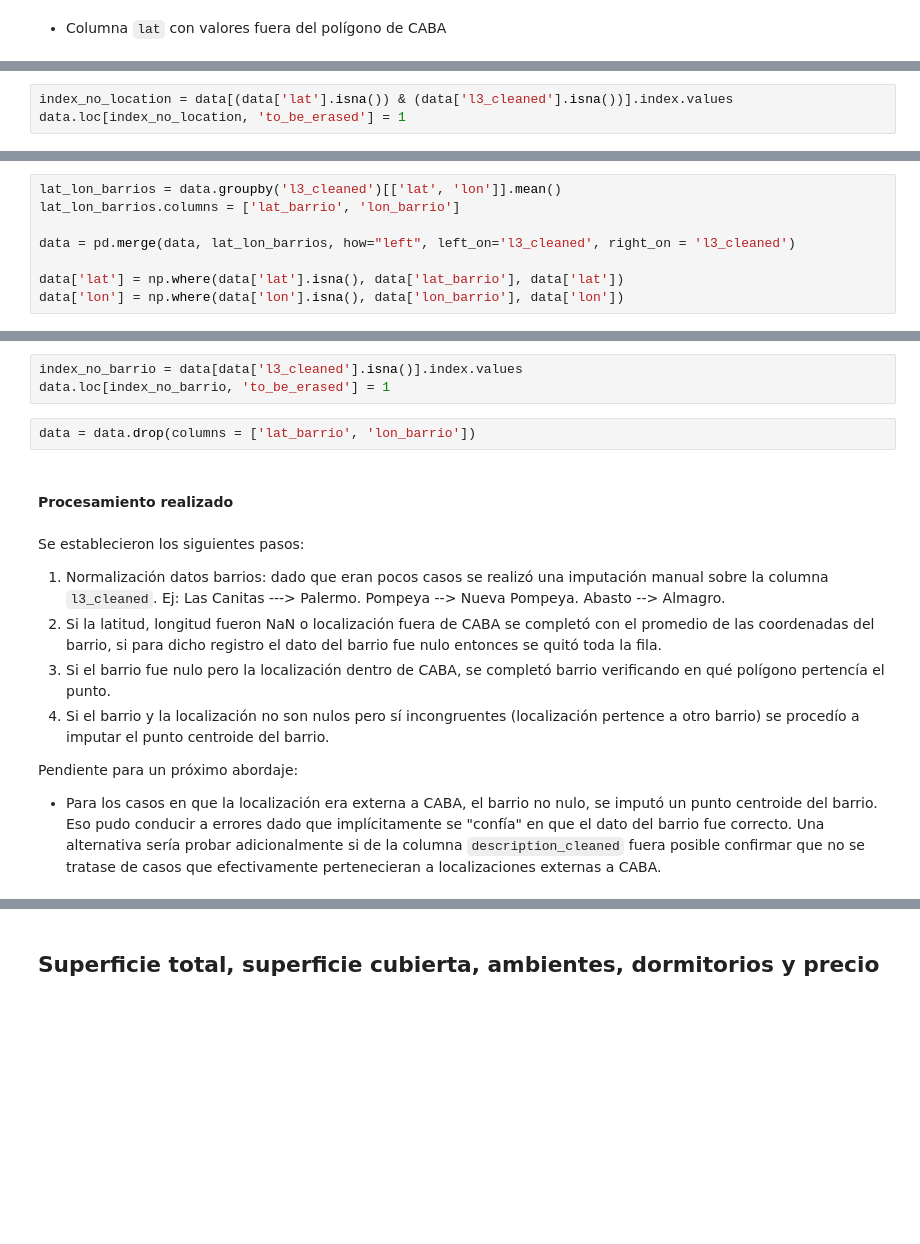
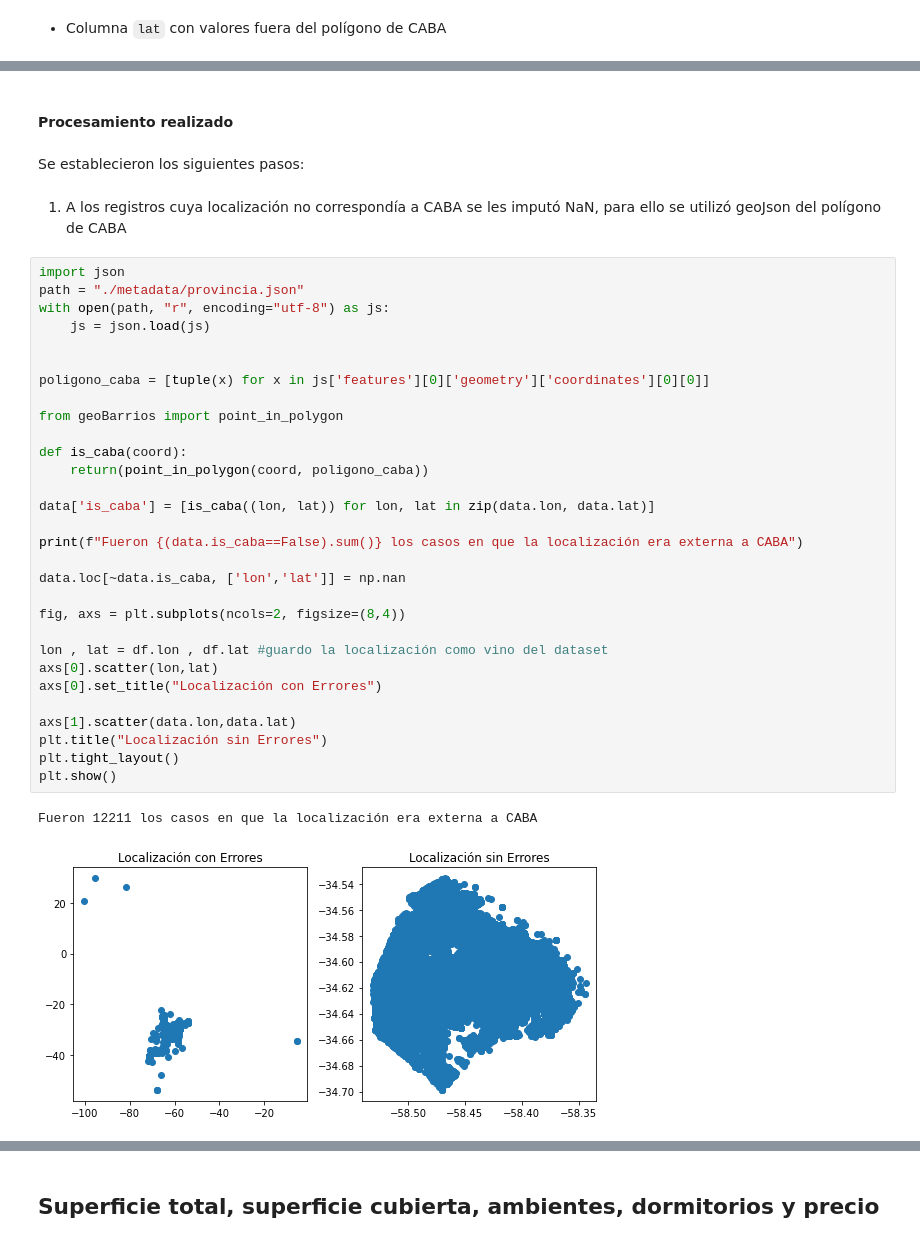
Before and after one commit to Ignacio-Ibarra/tpAA, a Jupyter notebook: Pre-processing.ipynb, the cells around one changed output, grey strips where cells are left out. Cells and saved outputs as stored; diff of their text form; blank space fills up the shorter version.

```diff
--- a/Pre-processing.ipynb
+++ b/Pre-processing.ipynb
@@ -91,3 +122,0 @@ Considerando la importancia de la locación en la predicción de un precio de un
-# %%
-index_no_location = data[(data['lat'].isna()) & (data['l3_cleaned'].isna())].index.values
-data.loc[index_no_location, 'to_be_erased'] = 1
@@ -96,8 +122,0 @@ Para aquellas propiedades que sí tienen el barrio, pero no las coordenadas geog
-# %%
-lat_lon_barrios = data.groupby('l3_cleaned')[['lat', 'lon']].mean()
-lat_lon_barrios.columns = ['lat_barrio', 'lon_barrio']
-
-data = pd.merge(data, lat_lon_barrios, how="left", left_on='l3_cleaned', right_on = 'l3_cleaned')
-
-data['lat'] = np.where(data['lat'].isna(), data['lat_barrio'], data['lat'])
-data['lon'] = np.where(data['lon'].isna(), data['lon_barrio'], data['lon'])
@@ -106,17 +123,39 @@ Por el momento, borro aquellas propiedades que no tienen coordenadas geográfica
-# %%
-index_no_barrio = data[data['l3_cleaned'].isna()].index.values
-data.loc[index_no_barrio, 'to_be_erased'] = 1
-# %%
-data = data.drop(columns = ['lat_barrio', 'lon_barrio'])
-# %% [markdown]
-#### Procesamiento realizado
-# %% [markdown]
-Se establecieron los siguientes pasos:
-1) Normalización datos barrios: dado que eran pocos casos se realizó una imputación manual sobre la columna `l3_cleaned`. Ej: Las Canitas ---> Palermo. Pompeya --> Nueva Pompeya. Abasto --> Almagro.
-2) Si la latitud, longitud fueron NaN o localización fuera de CABA se completó con el promedio de las coordenadas del barrio, si para dicho registro el dato del barrio fue nulo entonces se quitó toda la fila.
-3) Si el barrio fue nulo pero la localización dentro de CABA, se completó barrio verificando en qué polígono pertencía el punto.
-4) Si el barrio y la localización no son nulos pero sí incongruentes (localización pertence a otro barrio) se procedío a imputar el punto centroide del barrio.
-
-Pendiente para un próximo abordaje:
-
-* Para los casos en que la localización era externa a CABA, el barrio no nulo, se imputó un punto centroide del barrio. Eso pudo conducir a errores dado que implícitamente se "confía" en que el dato del barrio fue correcto. Una alternativa sería probar adicionalmente si de la columna `description_cleaned` fuera posible confirmar que no se tratase de casos que efectivamente pertenecieran a localizaciones externas a CABA.
+# %% [markdown]
+#### Procesamiento realizado
+# %% [markdown]
+Se establecieron los siguientes pasos:
+# %% [markdown]
+1. A los registros cuya localización no correspondía a CABA se les imputó NaN, para ello se utilizó geoJson del polígono de CABA
+# %%
+import json
+path = "./metadata/provincia.json"
+with open(path, "r", encoding="utf-8") as js:
+    js = json.load(js)
+
+
+poligono_caba = [tuple(x) for x in js['features'][0]['geometry']['coordinates'][0][0]]
+
+from geoBarrios import point_in_polygon
+
+def is_caba(coord):
+    return(point_in_polygon(coord, poligono_caba))
+
+data['is_caba'] = [is_caba((lon, lat)) for lon, lat in zip(data.lon, data.lat)]
+
+print(f"Fueron {(data.is_caba==False).sum()} los casos en que la localización era externa a CABA")
+
+data.loc[~data.is_caba, ['lon','lat']] = np.nan
+
+fig, axs = plt.subplots(ncols=2, figsize=(8,4))
+
+lon , lat = df.lon , df.lat #guardo la localización como vino del dataset
+axs[0].scatter(lon,lat)
+axs[0].set_title("Localización con Errores")
+
+axs[1].scatter(data.lon,data.lat)
+plt.title("Localización sin Errores")
+plt.tight_layout()
+plt.show()
+# %% [output]
+Fueron 12211 los casos en que la localización era externa a CABA
+[figure, added]
```
Also changed, not shown: parts of 33 cells of this notebook, 2 other files.
